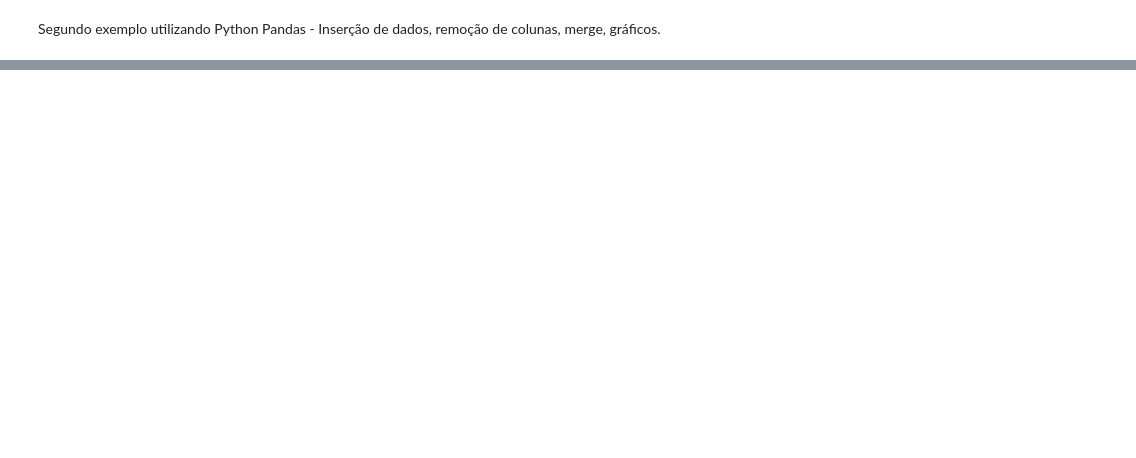
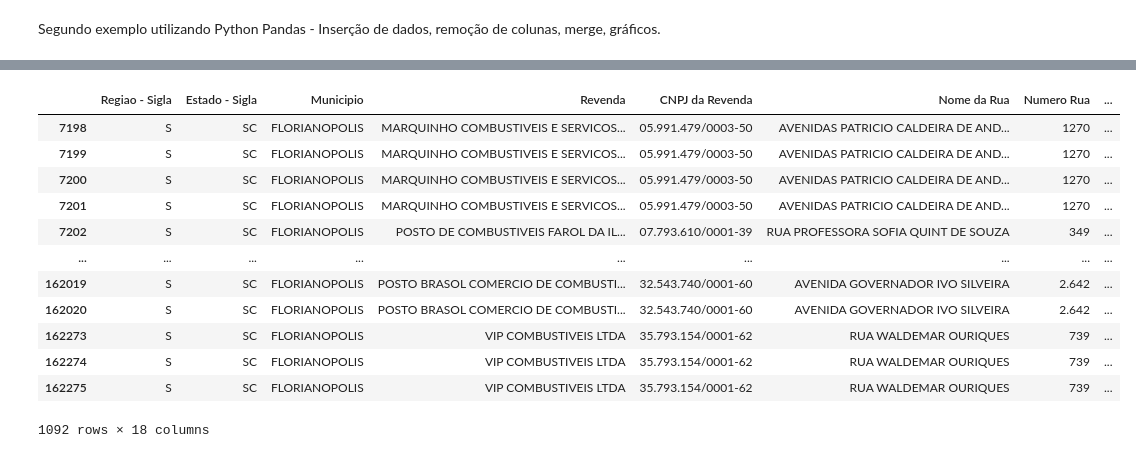
Before and after one commit to RafaelRSR/Pandas-Aula3, a Jupyter notebook: Pandas_Aula3.ipynb, the cells around one changed output, grey strips where cells are left out. Drawn from its saved outputs; the diff is of its cells as text; code cells hidden in the pictures; blank space fills up the shorter version.

```diff
--- a/Pandas_Aula3.ipynb
+++ b/Pandas_Aula3.ipynb
@@ -16,0 +38,18 @@ display(combustiveis_df.head())
+# %%
+#Criar uma coluna "Obs" que tenha nela "Melhor Cidade" quando cidade for igual a "FLORIANOPOLIS"
+combustiveis_df['Obs'] = ["Melhor Cidade" if municipio == 'FLORIANOPOLIS' else '' for municipio in combustiveis_df['Municipio']]
+display(combustiveis_df.loc[(combustiveis_df['Municipio'].isin(['FLORIANOPOLIS']))])
+# %% [output]
+|  | Regiao - Sigla | Estado - Sigla | Municipio | Revenda | CNPJ da Revenda | Nome da Rua | Numero Rua | ... |
+| 7198 | S | SC | FLORIANOPOLIS | MARQUINHO COMBUSTIVEIS E SERVICOS... | 05.991.479/0003-50 | AVENIDAS PATRICIO CALDEIRA DE AND... | 1270 | ... |
+| 7199 | S | SC | FLORIANOPOLIS | MARQUINHO COMBUSTIVEIS E SERVICOS... | 05.991.479/0003-50 | AVENIDAS PATRICIO CALDEIRA DE AND... | 1270 | ... |
+| 7200 | S | SC | FLORIANOPOLIS | MARQUINHO COMBUSTIVEIS E SERVICOS... | 05.991.479/0003-50 | AVENIDAS PATRICIO CALDEIRA DE AND... | 1270 | ... |
+| 7201 | S | SC | FLORIANOPOLIS | MARQUINHO COMBUSTIVEIS E SERVICOS... | 05.991.479/0003-50 | AVENIDAS PATRICIO CALDEIRA DE AND... | 1270 | ... |
+| 7202 | S | SC | FLORIANOPOLIS | POSTO DE COMBUSTIVEIS FAROL DA IL... | 07.793.610/0001-39 | RUA PROFESSORA SOFIA QUINT DE SOUZA | 349 | ... |
+| ... | ... | ... | ... | ... | ... | ... | ... | ... |
+| 162019 | S | SC | FLORIANOPOLIS | POSTO BRASOL COMERCIO DE COMBUSTI... | 32.543.740/0001-60 | AVENIDA GOVERNADOR IVO SILVEIRA | 2.642 | ... |
+| 162020 | S | SC | FLORIANOPOLIS | POSTO BRASOL COMERCIO DE COMBUSTI... | 32.543.740/0001-60 | AVENIDA GOVERNADOR IVO SILVEIRA | 2.642 | ... |
+| 162273 | S | SC | FLORIANOPOLIS | VIP COMBUSTIVEIS LTDA | 35.793.154/0001-62 | RUA WALDEMAR OURIQUES | 739 | ... |
+| 162274 | S | SC | FLORIANOPOLIS | VIP COMBUSTIVEIS LTDA | 35.793.154/0001-62 | RUA WALDEMAR OURIQUES | 739 | ... |
+| 162275 | S | SC | FLORIANOPOLIS | VIP COMBUSTIVEIS LTDA | 35.793.154/0001-62 | RUA WALDEMAR OURIQUES | 739 | ... |
+1092 rows × 18 columns
```
Also changed, not shown: parts of 4 cells of this notebook.
